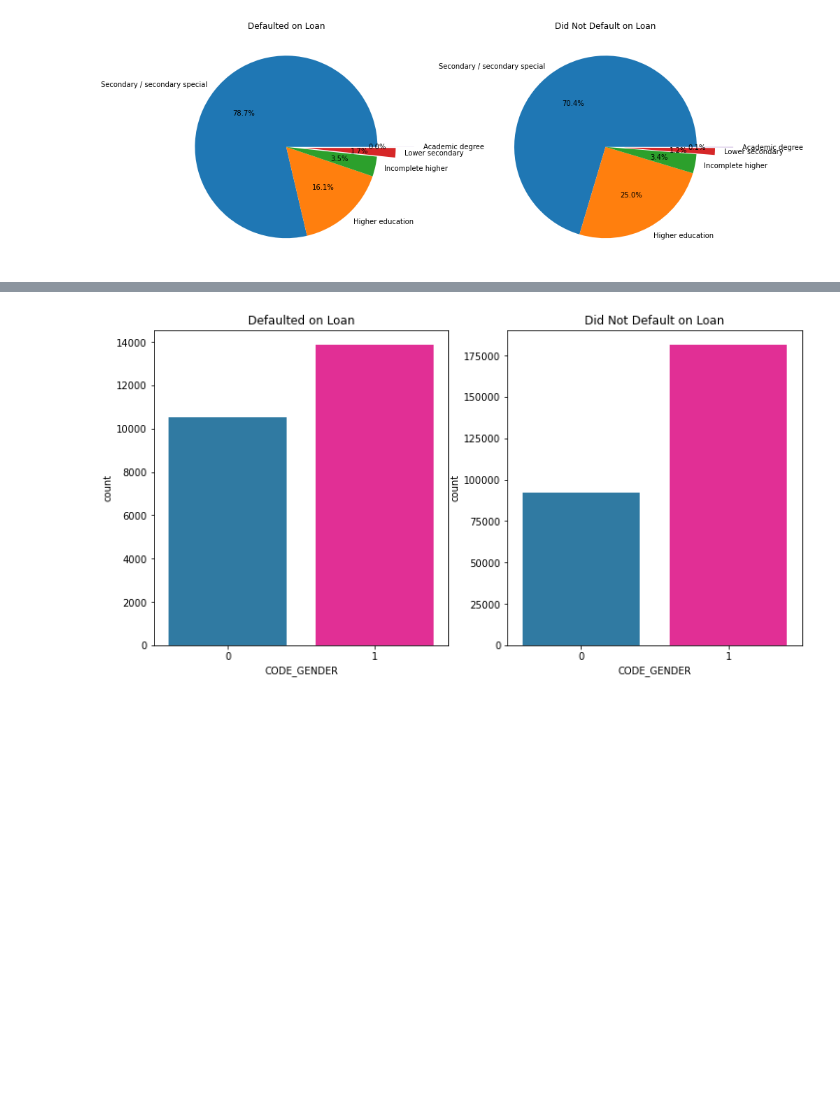
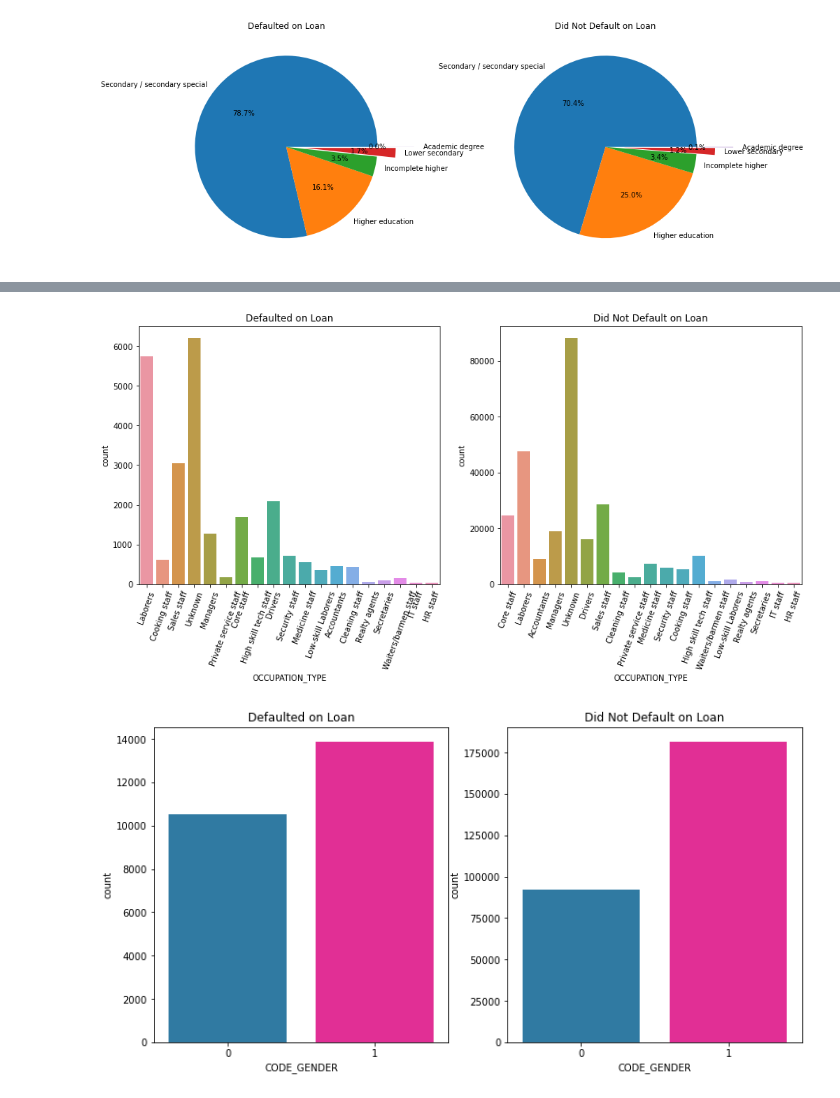
Before and after one commit to SharelCooper/LoanDefaultAnalysisAndMLPredicton, a Jupyter notebook: Loan Defualt Project .ipynb, the cells around one changed output, grey strips where cells are left out. Saved outputs shown, nothing was run; the diff lists cells and outputs as text; code cells hidden in the pictures; blank space fills up the shorter version.

```diff
--- a/Loan Defualt Project .ipynb
+++ b/Loan Defualt Project .ipynb
@@ -785,3 +795,15 @@ plt.show();
+# %%
+# Plotting occupation type and if the client defaulted or not.
+fig, (ax1, ax2) = plt.subplots(1, 2, figsize=(15,6))
+sns.countplot(dfDefualt.OCCUPATION_TYPE,ax=ax1,label='default')
+sns.countplot(dfNoDefualt.OCCUPATION_TYPE,ax=ax2,label='no default')
+ax1.set_title('Defaulted on Loan')
+ax2.set_title('Did Not Default on Loan')
+ax1.tick_params(rotation=70,axis='x')
+ax2.tick_params(rotation=70,axis='x')
+plt.show();
+# %% [output]
+[figure, added]
 # %%
 # Plot defualters and non-defualters based on gender
 fig, (ax1, ax2) = plt.subplots(1, 2, figsize=(12,6))
```
Also changed, not shown: parts of 23 cells of this notebook.
